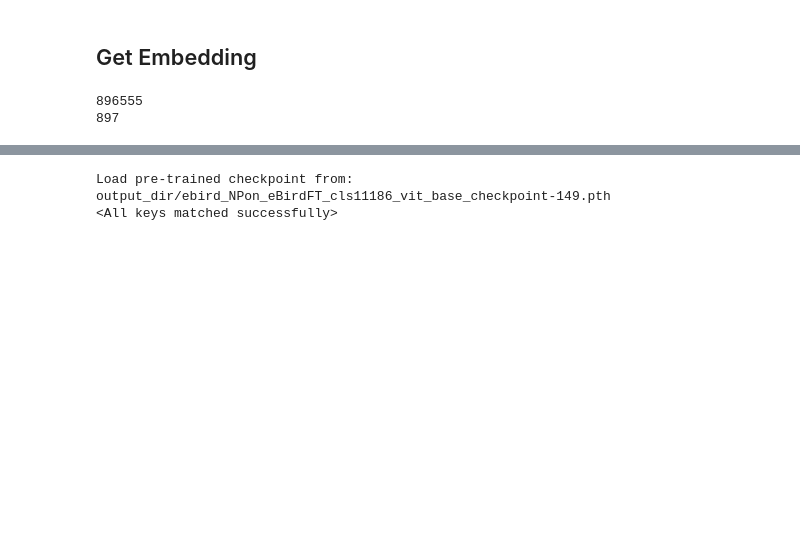
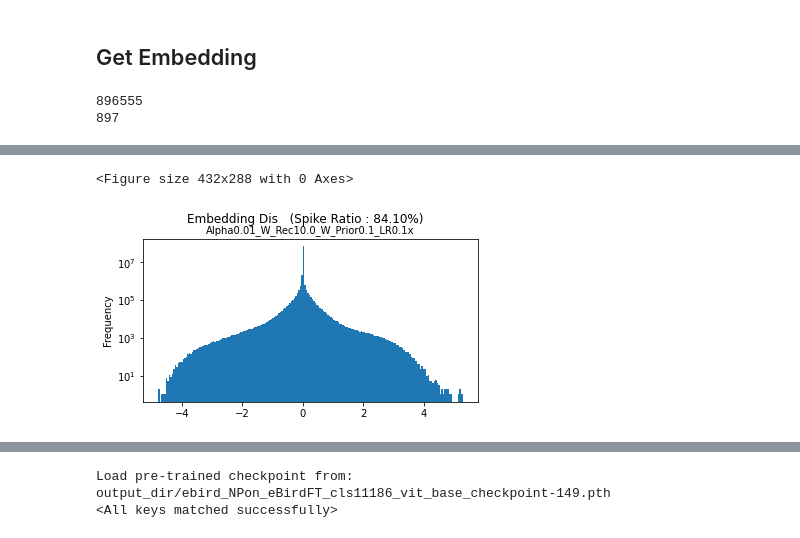
Before and after one commit to YunghuiHsu/ebird_project, a Jupyter notebook: mae/embed_explore.ipynb, the cells around one changed output, grey strips where cells are left out. Cells and saved outputs as stored; diff of their text form; code cells hidden in the pictures; blank space fills up the shorter version.

```diff
--- a/mae/embed_explore.ipynb
+++ b/mae/embed_explore.ipynb
@@ -329,0 +353,27 @@ print(len(data_loader))
+# %%
+%%time
+
+device = torch.device('cuda' if torch.cuda.is_available() else 'cpu')
+# device = torch.device('cpu')
+model.eval()
+model.to(device)
+
+start_time = time.time()
+for i, (imgs, labels)  in enumerate(data_loader):
+
+    imgs = imgs.to(device, non_blocking=True)
+
+    with torch.no_grad():
+        embedding_ , *_ = model.forward_encoder(imgs, mask_ratio=0.)
+        # embedding_ = embedding_.detach().cpu().numpy()
+        cls_token_ = embedding_[:, 0, 0:]
+
+        cls_token = cls_token_ if i == 0 else torch.cat((cls_token, cls_token_), axis=0)
+
+    if i==100:
+        break
+    passing_time = str(datetime.timedelta(seconds=int(time.time() - start_time )))
+    info = f'Progress:{i+1:4d}, {100*(i+1)/len(data_loader):3.2f}% '
+    info += f'| Feature_shape: {cls_token .shape}'
+    info += f'| Time: {passing_time} '
+    print(info, end='\r')
@@ -329,0 +383,16 @@ print(len(data_loader))
+# %%
+def get_ratio_zero(x:np.ndarray, p=1e-7)->float:
+    return ((x < p).sum() / x.reshape(-1).shape[0])
+# %%
+alpha=0.01; w_rec=10.; w_prior = 1e-1; lr = '0.1x'
+spike_ratio = get_ratio_zero(cls_token.cpu().numpy())
+suptitle = f'Embedding Dis   (Spike Ratio : {spike_ratio*100:.2f}%)'
+title  = f'Alpha{alpha}_W_Rec{w_rec}_W_Prior{w_prior}_LR{lr}'
+plt.figure()
+pd.DataFrame(cls_token.cpu().reshape(-1)).plot.hist(bins=200, logy=True, title=title, figsize=(6,3), legend=False );
+plt.suptitle(suptitle, y=1.0, fontsize=12)
+plt.title(title , fontsize=10)
+plt.savefig(f'imgs_jupyter/{suptitle}_{title}.jpg', )
+# %% [output]
+<Figure size 432x288 with 0 Axes>
+[figure, added]
```
Also changed, not shown: parts of 21 cells of this notebook.
